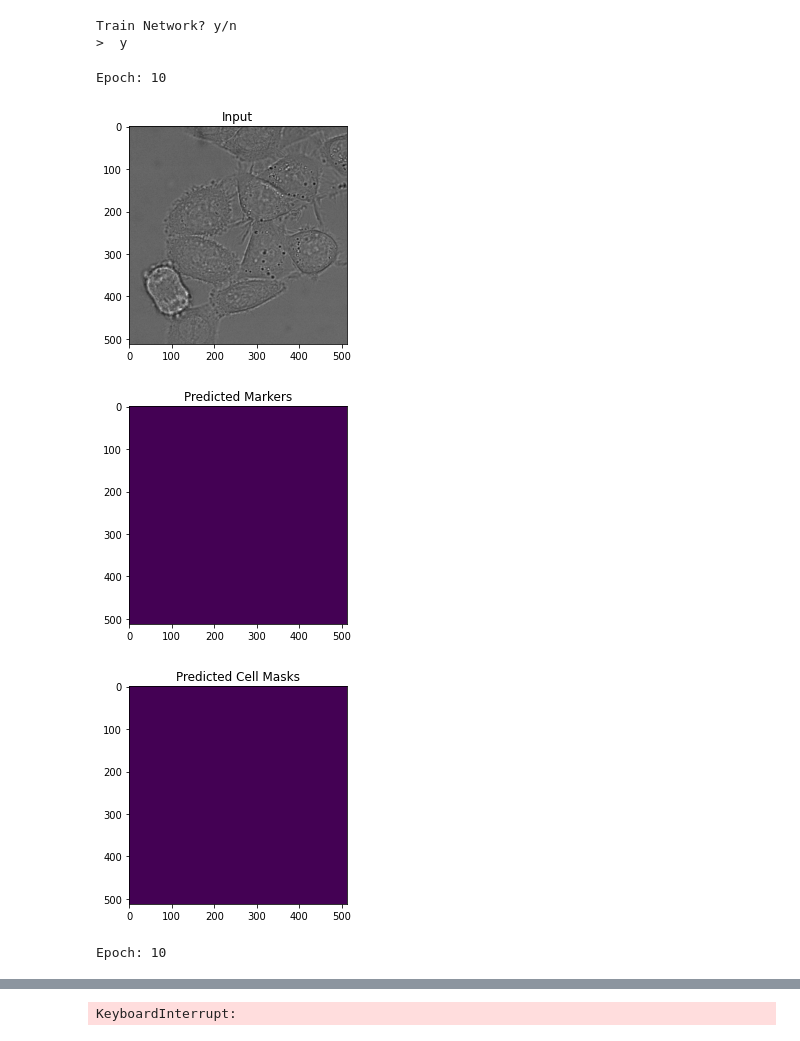
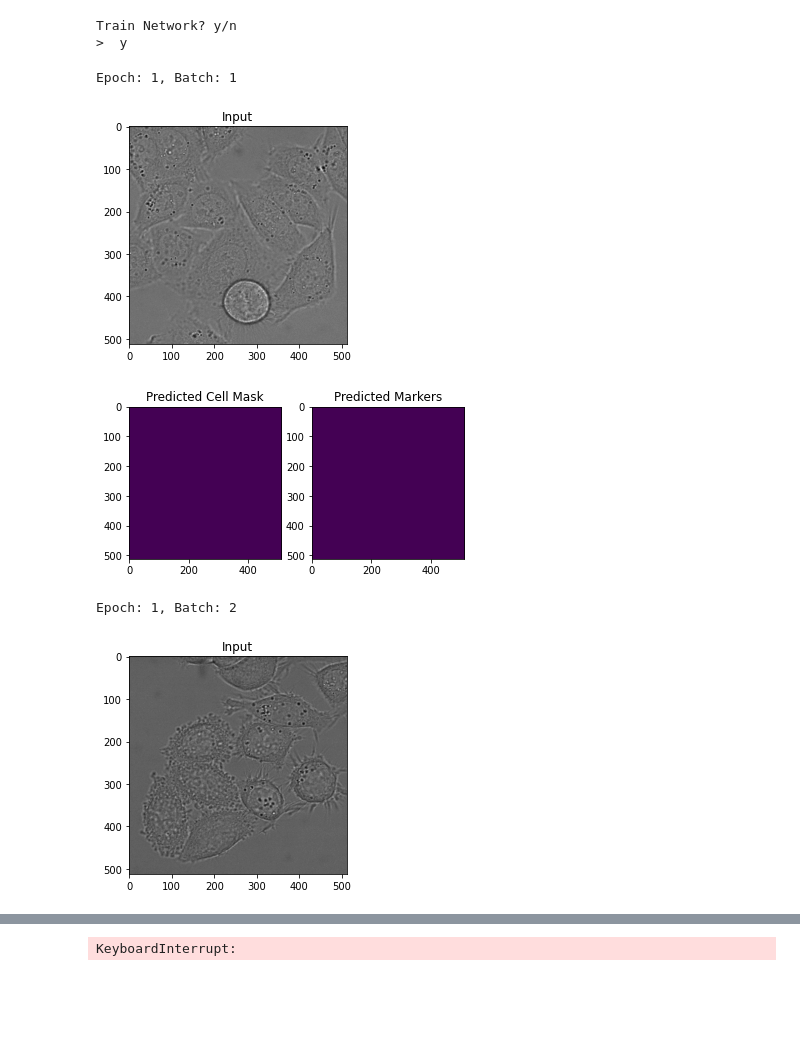
Before and after one commit to rishftw/vision_group_c, a Jupyter notebook: code.ipynb, the cells around one changed output, grey strips where cells are left out. Drawn from its saved outputs; the diff is of its cells as text; code cells hidden in the pictures; blank space fills up the shorter version.

Commit message:
Cleaned up Network for efficiency and displaying outputs.

```diff
--- a/code.ipynb
+++ b/code.ipynb
@@ -82,9 +82,17 @@ def load_data(dataset):
         for f in os.listdir(mask_path):
             if not f.endswith(".tif"):
                 continue
-            mask = cv2.imread(os.path.join(mask_path, f), cv2.IMREAD_UNCHANGED).astype(np.float32)
             image = cv2.imread(os.path.join(path, f.replace('mask', '')), cv2.IMREAD_GRAYSCALE).astype(np.float32)
-            data.append((np.reshape(image, [1, 512, 512]), np.reshape(mask, [1, 512, 512])))
+            mask = cv2.imread(os.path.join(mask_path, f), cv2.IMREAD_UNCHANGED)
+
+            # Generate the Cell Mask and Markers from the Mask
+            cell_mask = (mask > 0).astype(np.float32)
+            markers = disk_erode(cell_mask)
+
+            # Pack the data for the DataLoader
+            target = (np.reshape(cell_mask, [1, 512, 512]), np.reshape(markers, [1, 512, 512]))
+            data.append((np.reshape(image, [1, 512, 512]), target))
+
     return DataLoader(data, batch_size=9, shuffle=True)
 
 def train_networks():
@@ -108,65 +116,70 @@ def train_networks():
 
     # Iterate over a number of epochs on the data
     for epoch in range(100):
-        for batch in trainLoader:
+        for i, batch in enumerate(trainLoader):
             x = batch[0]
+            target = batch[1]
+            cell_masks, markers = target # Unpack target data
 
             # Clear gradients from last step
             optimiser_m.zero_grad()
             optimiser_c.zero_grad()
-
-            # Get target outputs from mask
-            ground_truths = np.array(batch[1])
-            cell_masks = (ground_truths > 0).astype(np.uint8)
-
-            markers = np.zeros((9, 1, 512, 512))
-            for i in range(cell_masks.shape[0]):
-                marker = disk_erode(cell_masks[i][0])
-                markers[i] = np.reshape(marker, [1, 512, 512])
-
-            markers = torch.Tensor(markers)
-            cell_masks = torch.Tensor(cell_masks)
 
             # Predict the markers from the image
             output_m = net_m(x)
             loss_m = criterion(output_m, markers)
             loss_m.backward()
             optimiser_m.step()
 
             # Predict the Cell Mask from the image
             output_c = net_c(x)
             loss_c = criterion(output_c, cell_masks)
             loss_c.backward()
             optimiser_c.step()
 
-            if (epoch + 1) % 10 == 0:
-                print(f"Epoch: {epoch+1}")
+            if epoch == 0 or (epoch + 1) % 10 == 0:
+                print(f"Epoch: {epoch+1}, Batch: {i + 1}")
 
                 plt.imshow(np.array(x[0][0]), cmap='gray')
                 plt.title("Input")
                 plt.show()
 
-                plt.imshow((output_m[0][0].detach().numpy() > 0.5).astype(np.uint8))
+                # Get the predicted Cell Mask and Markers for one of the images
+                pred_c = (output_c[0][0].detach().numpy() > 0.5).astype(np.uint8)
+                pred_m = (output_m[0][0].detach().numpy() > 0.5).astype(np.uint8)
+
+                # Compare predicted to true images
+                f = plt.figure()
+                f.add_subplot(1,2, 1)
+                plt.imshow(np.rot90(pred_c,2))
+                plt.title("Predicted Cell Mask")
+                f.add_subplot(1,2, 2)
+                plt.imshow(np.rot90(cell_masks[0][0].numpy(),2))
+                plt.title("True Cell Mask")
+                plt.show(block=True)
+
+                f = plt.figure()
+                f.add_subplot(1,2, 1)
+                plt.imshow(np.rot90(pred_m,2))
                 plt.title("Predicted Markers")
-                plt.show()
-
-                plt.imshow((output_c[0][0].detach().numpy() > 0.5).astype(np.uint8))
-                plt.title("Predicted Cell Masks")
-                plt.show()
+                f.add_subplot(1,2, 2)
+                plt.imshow(np.rot90(markers[0][0].numpy(),2))
+                plt.title("True Markers")
+                plt.show(block=True)
 
     torch.save(net_m.state_dict(), "./CNN_m.pth")
     torch.save(net_c.state_dict(), "./CNN_c.pth")
     print("Saved models.")
 
 
 train = input("Train Network? y/n\n> ")
 if train.lower() == "y":
     train_networks()
 # %% [output]
 Train Network? y/n
 >  y
-Epoch: 10
+Epoch: 1, Batch: 1
-[figure, old version]
+[figure, new version]
-[figure, old version]
+[figure, new version]
+Epoch: 1, Batch: 2
-[figure, old version]
+[figure, new version]
-Epoch: 10
```
Also changed, not shown: parts of 1 cell of this notebook.
